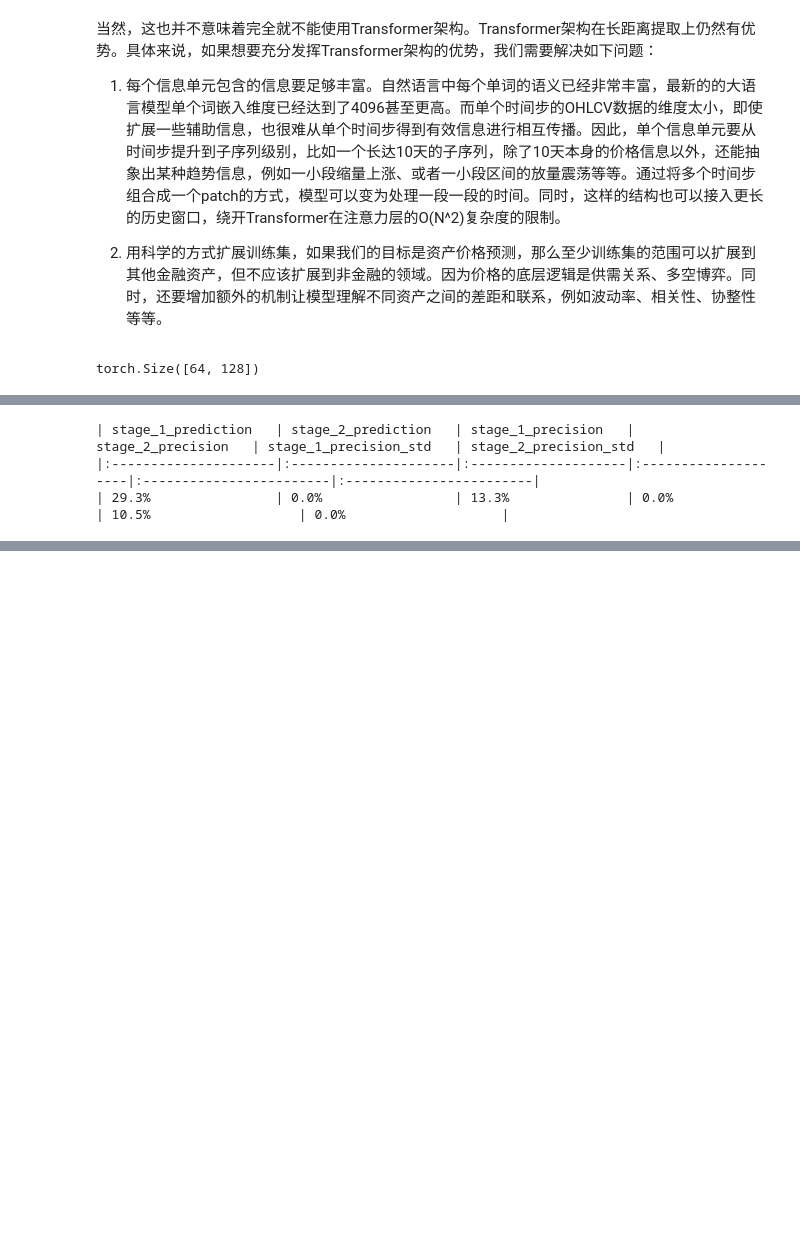
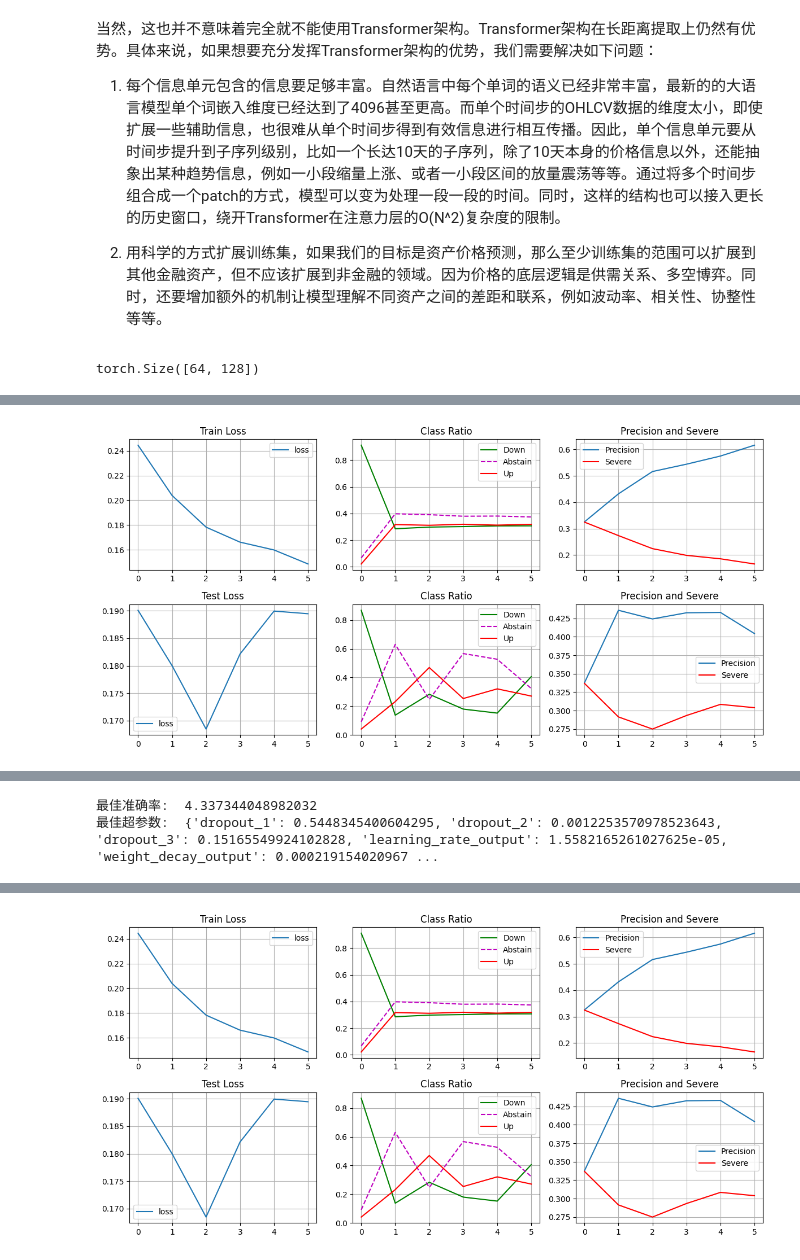
Before and after one commit to FerdinandEoverm/Index_Future_Prediction, a Jupyter notebook: Transformer model/PatchTST_Prediction.ipynb, the cells around one changed output, grey strips where cells are left out. Cells and saved outputs as stored; diff of their text form; code cells hidden in the pictures; blank space fills up the shorter version.

Commit message:
update train result

```diff
--- a/Transformer model/PatchTST_Prediction.ipynb
+++ b/Transformer model/PatchTST_Prediction.ipynb
@@ -170,19 +189,24 @@ class Patch_TST(nn.Module):
 # %%
-# hyper parameter
+# 这些参数是两阶段共享的
+seq_len = 160
+patch_size = 5
+batch_size = 32
 
-seq_len = 50
-patch_size = 10
-stride = 3
+num_layer = 4
+num_head = 4
+d_model = 256
 
-num_layer = 2
-num_head = 8
-d_model = 128
-masking_ratio = 0.5
+assets_list = ['IH.CFX', 'IF.CFX', 'IC.CFX',]
 
-dropout_1 = 0.2
-dropout_2 = 0.2
-dropout_3 = 0.3
+stride = patch_size // 2 # 50% overlap
+masking_ratio = 0.2
+mask_expand_size = 1
 
-batch_size = 128
-learning_rate = 5e-3
-weight_decay = 1e-5
+
+# 这些参数是可变的
+dropout_1 = 0.5
+dropout_2 = 0.05
+dropout_3 = 0.2
+
+learning_rate = 0.0004063346203116716
+weight_decay = 0.0009988629575338828
@@ -446,22 +310,9 @@ for i in range(10):
-# %%
-all_assets = pd.DataFrame({
-    'stage_1_prediction': np.mean(result, axis = 0)[:,0],
-    'stage_2_prediction': np.mean(result, axis = 0)[:,2],
-
-    'stage_1_precision': np.mean(result, axis = 0)[:,1],
-    'stage_2_precision': np.mean(result, axis = 0)[:,3],
-
-    'stage_1_precision_std': np.std(result, axis = 0)[:,1],
-    'stage_2_precision_std': np.std(result, axis = 0)[:,3],
-})
-# all_assets.index = pd.Series(assets_list)
-for col in all_assets.columns:
-    all_assets[col] = all_assets[col].apply(lambda x: f"{x:.1%}")
-
-# 转换为Markdown
-markdown_table = all_assets.to_markdown(index=False)
-print(markdown_table)
-# %% [output]
-| stage_1_prediction   | stage_2_prediction   | stage_1_precision   | stage_2_precision   | stage_1_precision_std   | stage_2_precision_std   |
-|:---------------------|:---------------------|:--------------------|:--------------------|:------------------------|:------------------------|
-| 29.3%                | 0.0%                 | 13.3%               | 0.0%                | 10.5%                   | 0.0%                    |
+# %%
+study = optuna.create_study(direction="maximize")
+study.optimize(objective, n_trials=30)
+print("最佳准确率: ", study.best_value)
+print("最佳超参数: ", study.best_params)
+df = study.trials_dataframe()
+df.sort_values(by='value', ascending=False)
+# %% [output]
+[figure, added]
@@ -467,0 +320,2 @@ print(markdown_table)
+最佳准确率:  4.337344048982032
+最佳超参数:  {'dropout_1': 0.5448345400604295, 'dropout_2': 0.0012253570978523643, 'dropout_3': 0.15165549924102828, 'learning_rate_output': 1.5582165261027625e-05, 'weight_decay_output': 0.000219154020967 ...
@@ -467,0 +339 @@ print(markdown_table)
+[figure, added]
```
Also changed, not shown: parts of 18 cells of this notebook, 5 other files.
